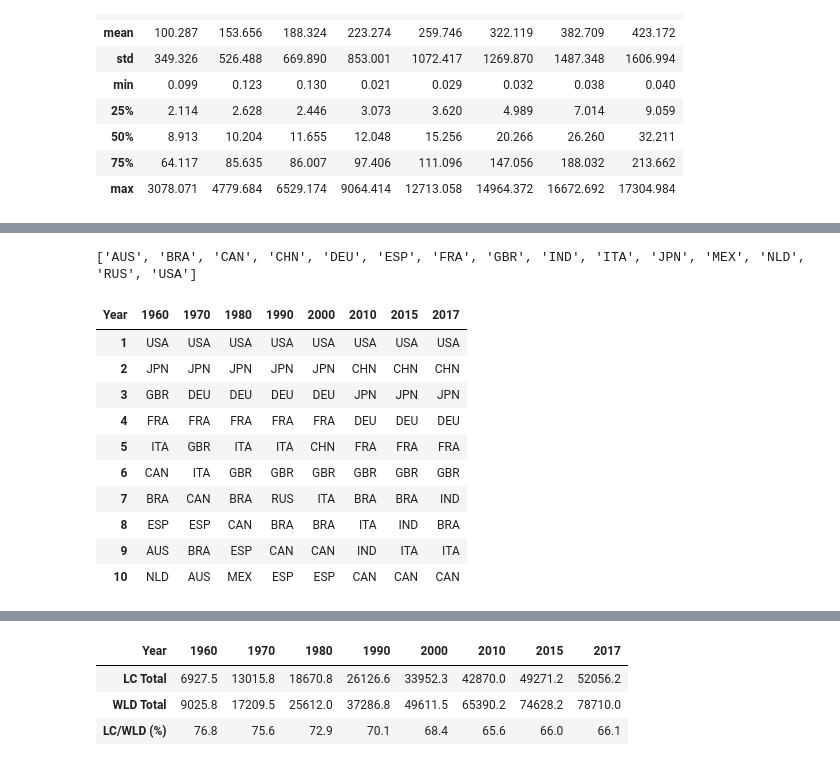
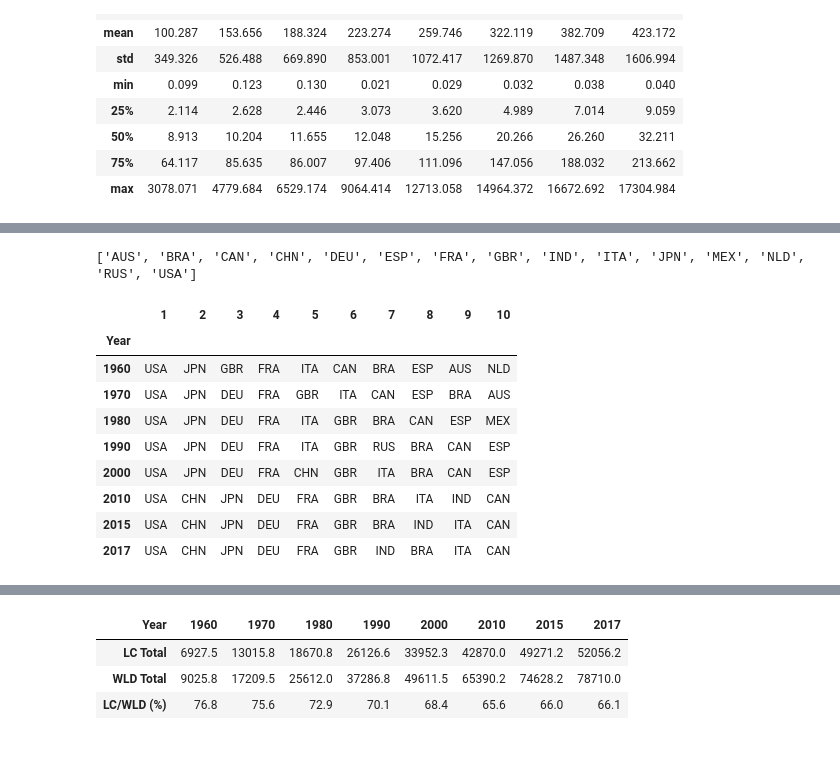
Before and after one commit to jruizalz/EPE-ULPGC, a Jupyter notebook: Bloque_1/1.AnalisisExploratorioDatos.ipynb, the cells around one changed output, grey strips where cells are left out. Drawn from its saved outputs; the diff is of its cells as text; code cells hidden in the pictures.

```diff
--- a/Bloque_1/1.AnalisisExploratorioDatos.ipynb
+++ b/Bloque_1/1.AnalisisExploratorioDatos.ipynb
@@ -1168,25 +1162,24 @@ gdp_countries_rank[selected_years_idx].\
 # %%
 n = 10 # n países con mayor PIB
 
 large_gdp_countries = gdp_countries_rank.index[(gdp_countries_rank <=n).any(axis=1)].tolist()
 print(large_gdp_countries)
 
 large_gdp_countries_df = pd.DataFrame([[gdp_countries_rank.index[
     gdp_countries_rank[y]==r][0]  for y in gdp_countries_rank.columns]
                                    for r in range(1,n+1)],
                                    columns=gdp_countries_rank.columns,
                                    index=range(1,n+1))
-large_gdp_countries_df[selected_years_idx]
+large_gdp_countries_df[selected_years_idx].T
 # %% [output]
 ['AUS', 'BRA', 'CAN', 'CHN', 'DEU', 'ESP', 'FRA', 'GBR', 'IND', 'ITA', 'JPN', 'MEX', 'NLD', 'RUS', 'USA']
-| Year | 1960 | 1970 | 1980 | 1990 | 2000 | 2010 | 2015 | 2017 |
-| 1 | USA | USA | USA | USA | USA | USA | USA | USA |
-| 2 | JPN | JPN | JPN | JPN | JPN | CHN | CHN | CHN |
-| 3 | GBR | DEU | DEU | DEU | DEU | JPN | JPN | JPN |
-| 4 | FRA | FRA | FRA | FRA | FRA | DEU | DEU | DEU |
-| 5 | ITA | GBR | ITA | ITA | CHN | FRA | FRA | FRA |
-| 6 | CAN | ITA | GBR | GBR | GBR | GBR | GBR | GBR |
-| 7 | BRA | CAN | BRA | RUS | ITA | BRA | BRA | IND |
-| 8 | ESP | ESP | CAN | BRA | BRA | ITA | IND | BRA |
-| 9 | AUS | BRA | ESP | CAN | CAN | IND | ITA | ITA |
-| 10 | NLD | AUS | MEX | ESP | ESP | CAN | CAN | CAN |
+|  | 1 | 2 | 3 | 4 | 5 | 6 | 7 | 8 | 9 | 10 |
+| Year |  |  |  |  |  |  |  |  |  |  |
+| 1960 | USA | JPN | GBR | FRA | ITA | CAN | BRA | ESP | AUS | NLD |
+| 1970 | USA | JPN | DEU | FRA | GBR | ITA | CAN | ESP | BRA | AUS |
+| 1980 | USA | JPN | DEU | FRA | ITA | GBR | BRA | CAN | ESP | MEX |
+| 1990 | USA | JPN | DEU | FRA | ITA | GBR | RUS | BRA | CAN | ESP |
+| 2000 | USA | JPN | DEU | FRA | CHN | GBR | ITA | BRA | CAN | ESP |
+| 2010 | USA | CHN | JPN | DEU | FRA | GBR | BRA | ITA | IND | CAN |
+| 2015 | USA | CHN | JPN | DEU | FRA | GBR | BRA | IND | ITA | CAN |
+| 2017 | USA | CHN | JPN | DEU | FRA | GBR | IND | BRA | ITA | CAN |
```
Also changed, not shown: parts of 19 cells of this notebook, 1 other file.
